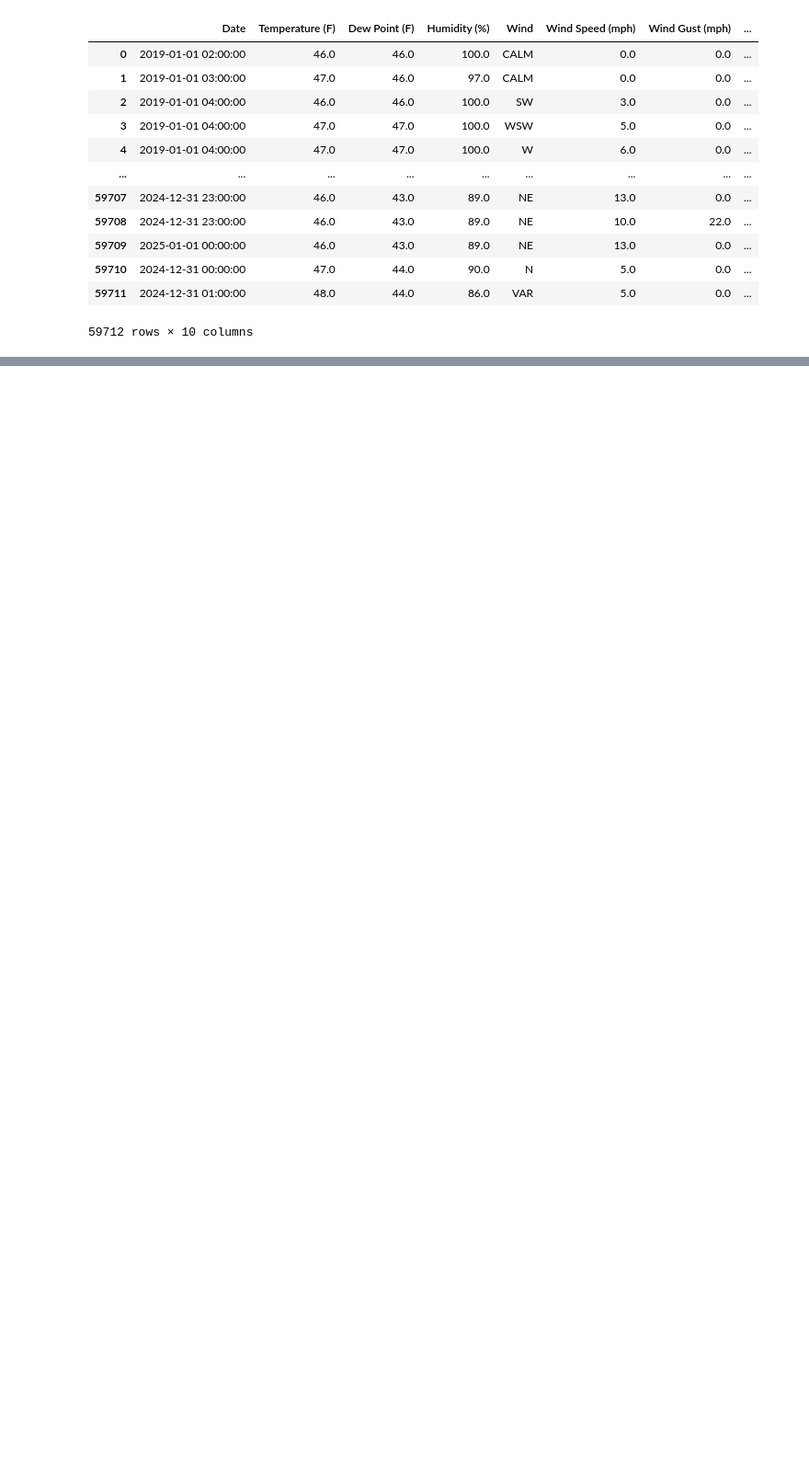
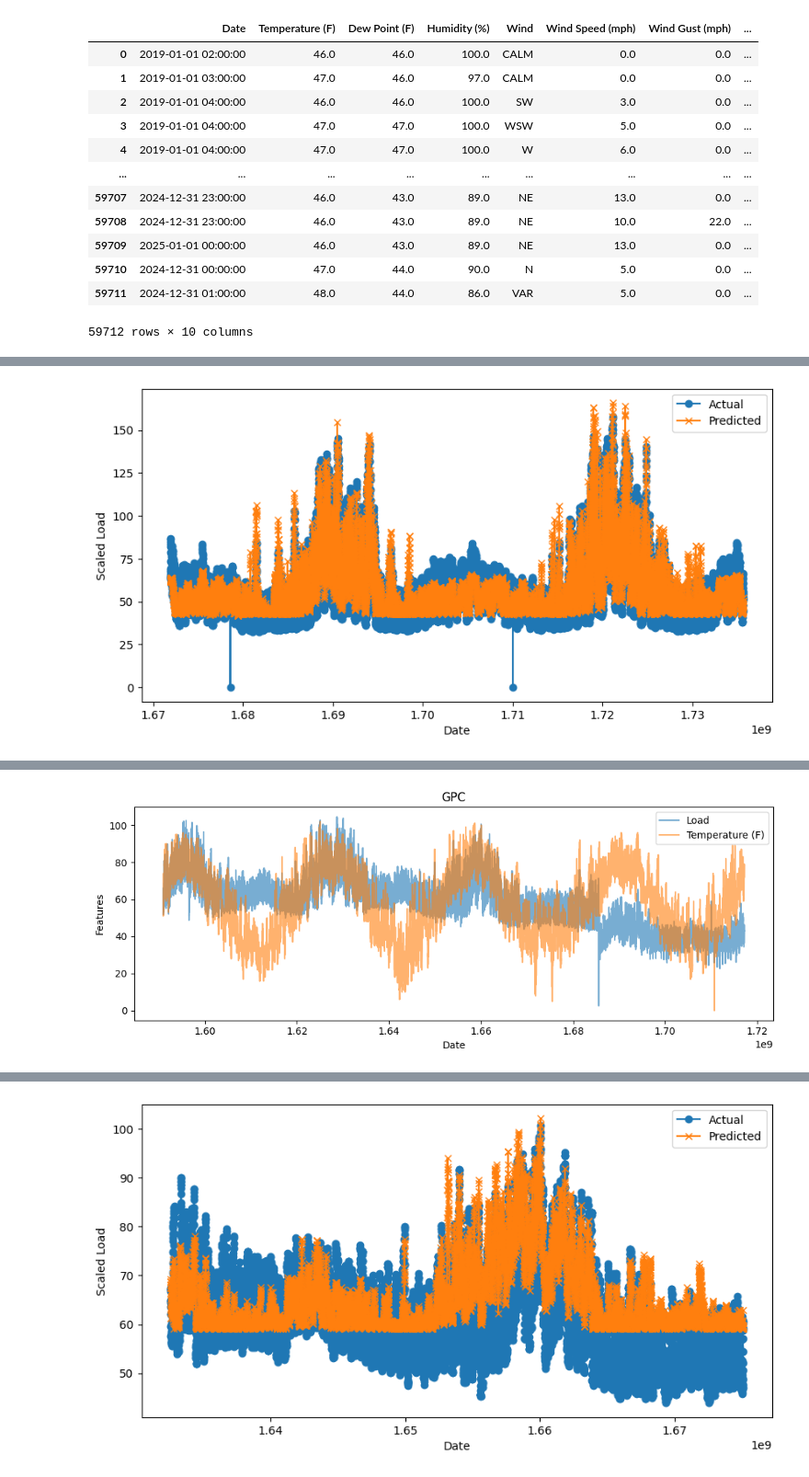
Before and after one commit to andytieu/ds340w-load-forcasting, a Jupyter notebook: plots.ipynb, the cells around one changed output, grey strips where cells are left out. Shown at 92% size. Drawn from its saved outputs; the diff is of its cells as text; code cells hidden in the pictures; blank space fills up the shorter version.

Commit message:
change to all rate classes

```diff
--- a/plots.ipynb
+++ b/plots.ipynb
@@ -166,0 +61,70 @@ print(err / NUM_SPLITS)
+# %%
+rateClass = ['RSCP', 'GPC', 'GPI', 'GSC', 'GSI', 'GSTC', 'GSTI', 'GTC', 'GTI', 'Res']
+
+for rc in rateClass:
+    feature_matrix = rate_classes[rc].merge(weather_df, on='Date')
+    print(feature_matrix)
+    # to POSIX Timestamp (number of seconds that have passed since January 1, 1970)
+    #feature_matrix = feature_matrix[['Date', 'Load', 'Temperature (F)', 'Humidity (%)']]
+    feature_matrix['Date'] = feature_matrix['Date'].apply(lambda t: int(t.timestamp()))
+
+    # Scale the load so that the values are closer to the temperature values
+    feature_matrix['Load'] = feature_matrix['Load'] * (feature_matrix['Temperature (F)'].mean() / feature_matrix['Load'].mean())
+
+    fig, ax = plt.subplots(figsize=(10, 4)) # width and height in inches
+    ax.set_title(f'{rc}')
+    ax.set(xlabel='Date', ylabel='Features')
+
+    ax.plot(
+        feature_matrix["Date"],
+        feature_matrix["Load"],
+        label="Load",
+        alpha=0.6
+    )
+    ax.plot(
+        feature_matrix["Date"],
+        feature_matrix["Temperature (F)"],
+        label="Temperature (F)",
+        alpha=0.6
+    )
+
+    ax.legend()
+    plt.tight_layout()
+    plt.show()
+
+    model = LinearRegression()
+
+    NUM_SPLITS = 2
+
+    tscv = TimeSeriesSplit(n_splits=NUM_SPLITS)
+
+    poly = poly = PolynomialFeatures(degree=3, include_bias=False)
+
+
+    X = feature_matrix[['Temperature (F)', 'Humidity (%)']].copy()
+    X = pd.DataFrame(poly.fit_transform(X), columns=poly.get_feature_names_out(X.columns))
+
+    print(X)
+
+    y = feature_matrix['Load']
+
+    err = 0
+    for train_idx, test_idx in tscv.split(X):
+        X_train, X_test = X.iloc[train_idx], X.iloc[test_idx]
+        y_train, y_test = y.iloc[train_idx], y.iloc[test_idx]
+
+        model.fit(X_train, y_train)
+        y_pred = model.predict(X_test)
+
+        plt.figure(figsize=(10, 5))
+        plt.plot(feature_matrix['Date'].iloc[test_idx], y_test, label='Actual', marker='o')
+        plt.plot(feature_matrix['Date'].iloc[test_idx], y_pred, label='Predicted', marker='x')
+        plt.legend()
+        plt.xlabel('Date')
+        plt.ylabel('Scaled Load')
+        plt.show()
+
+        err += mean_squared_error(y_test, y_pred)
+
+    print(err / NUM_SPLITS)
+# %% [output]
@@ -166,0 +167 @@ print(err / NUM_SPLITS)
+[figure, added]
@@ -166,0 +185 @@ print(err / NUM_SPLITS)
+[figure, added]
@@ -166,0 +203 @@ print(err / NUM_SPLITS)
+[figure, added]
```
Also changed, not shown: parts of 5 cells of this notebook.
